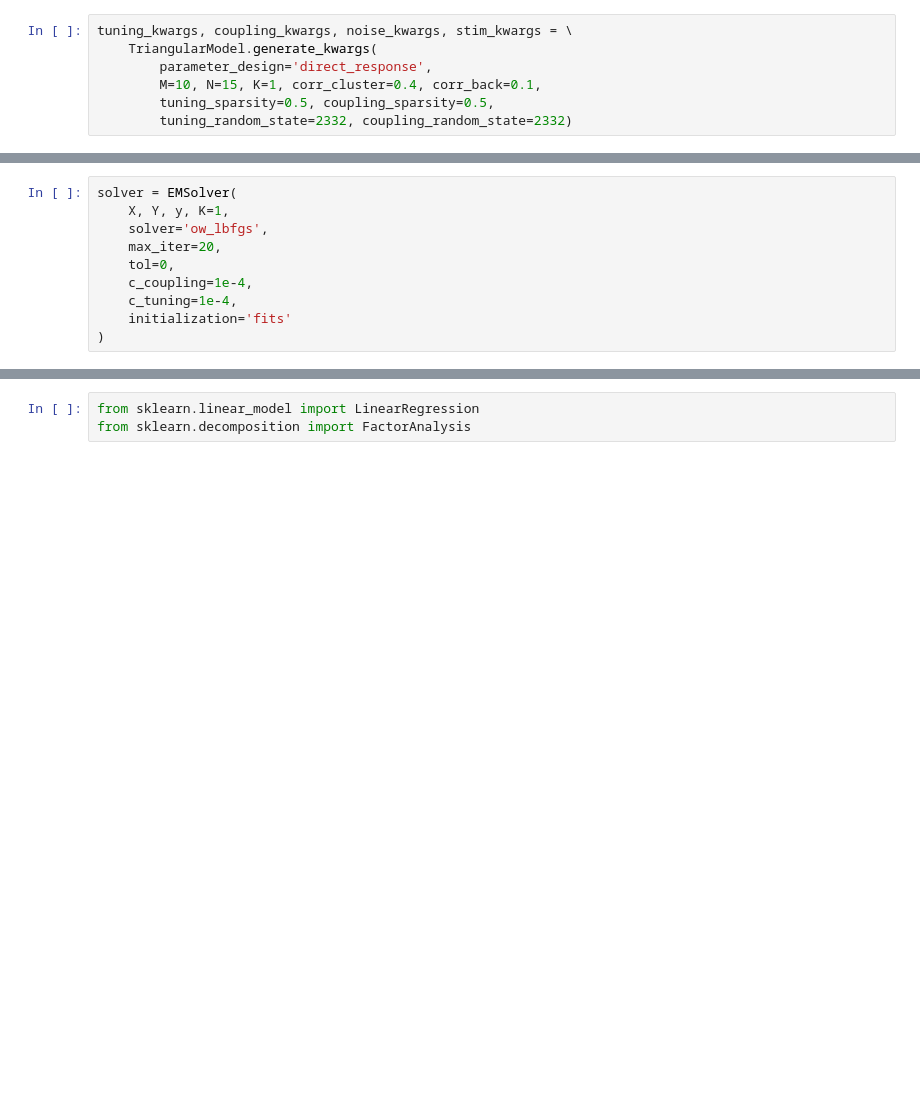
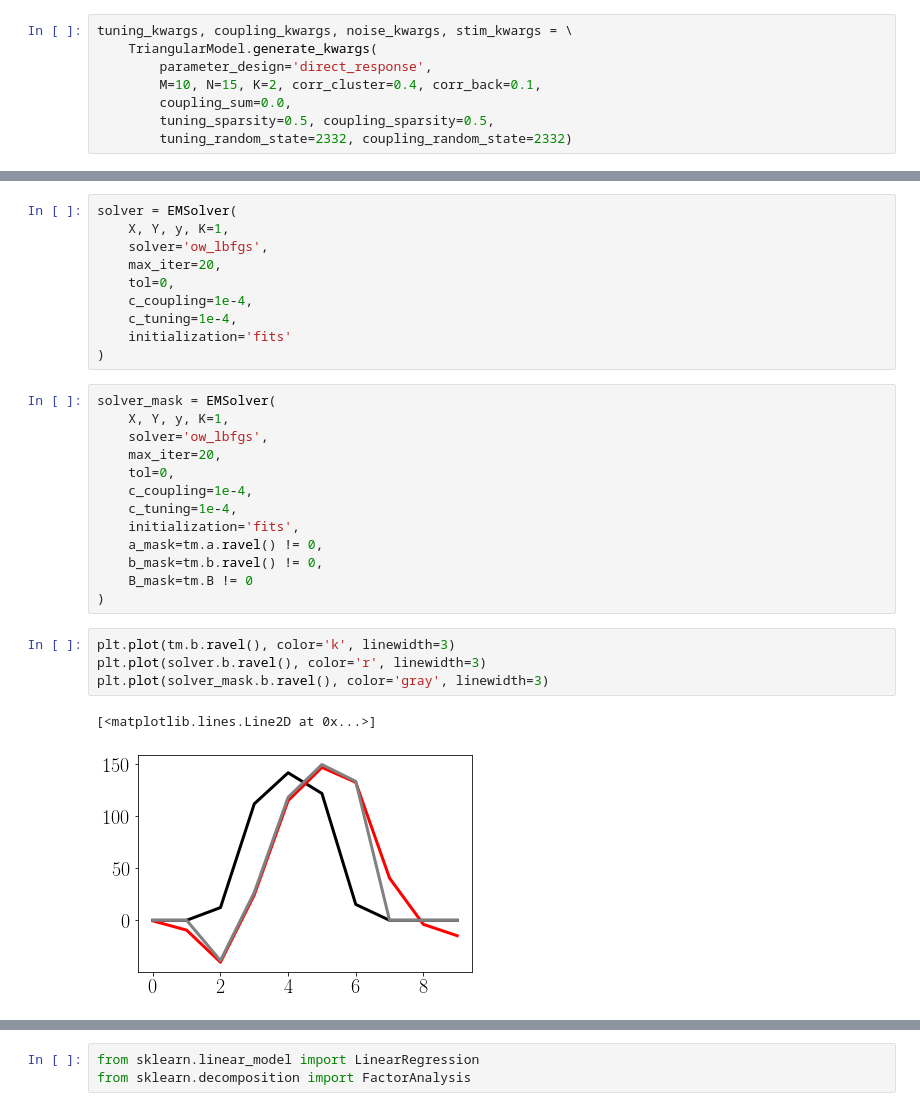
Before and after one commit to BouchardLab/neurobiases, a Jupyter notebook: notebooks/test_em_initialization.ipynb, the cells around one changed output, grey strips where cells are left out. Cells and saved outputs as stored; diff of their text form; blank space fills up the shorter version.

Commit message:
update em solver with initialization; add tests for these initializations; incorporate initializations into cv fitter

```diff
--- a/notebooks/test_em_initialization.ipynb
+++ b/notebooks/test_em_initialization.ipynb
@@ -15,7 +15,8 @@ from neurobiases import (TriangularModel,
 tuning_kwargs, coupling_kwargs, noise_kwargs, stim_kwargs = \
     TriangularModel.generate_kwargs(
         parameter_design='direct_response',
-        M=10, N=15, K=1, corr_cluster=0.4, corr_back=0.1,
+        M=10, N=15, K=2, corr_cluster=0.4, corr_back=0.1,
+        coupling_sum=0.0,
         tuning_sparsity=0.5, coupling_sparsity=0.5,
         tuning_random_state=2332, coupling_random_state=2332)
 # %%
@@ -40,3 +49,23 @@ solver = EMSolver(
     c_tuning=1e-4,
     initialization='fits'
 )
+# %%
+solver_mask = EMSolver(
+    X, Y, y, K=1,
+    solver='ow_lbfgs',
+    max_iter=20,
+    tol=0,
+    c_coupling=1e-4,
+    c_tuning=1e-4,
+    initialization='fits',
+    a_mask=tm.a.ravel() != 0,
+    b_mask=tm.b.ravel() != 0,
+    B_mask=tm.B != 0
+)
+# %%
+plt.plot(tm.b.ravel(), color='k', linewidth=3)
+plt.plot(solver.b.ravel(), color='r', linewidth=3)
+plt.plot(solver_mask.b.ravel(), color='gray', linewidth=3)
+# %% [output]
+[<matplotlib.lines.Line2D at 0x...>]
+[figure, added]
```
Also changed, not shown: parts of 10 cells of this notebook, 4 other files.
